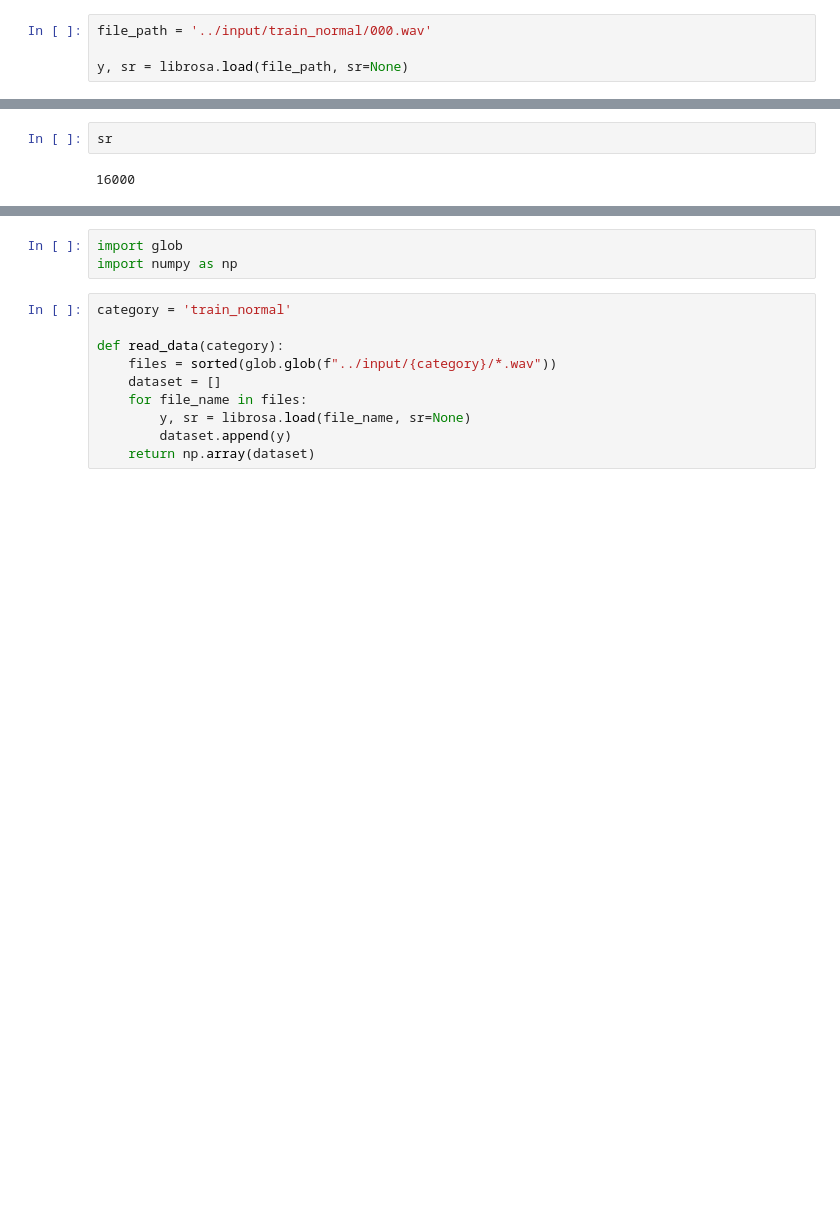
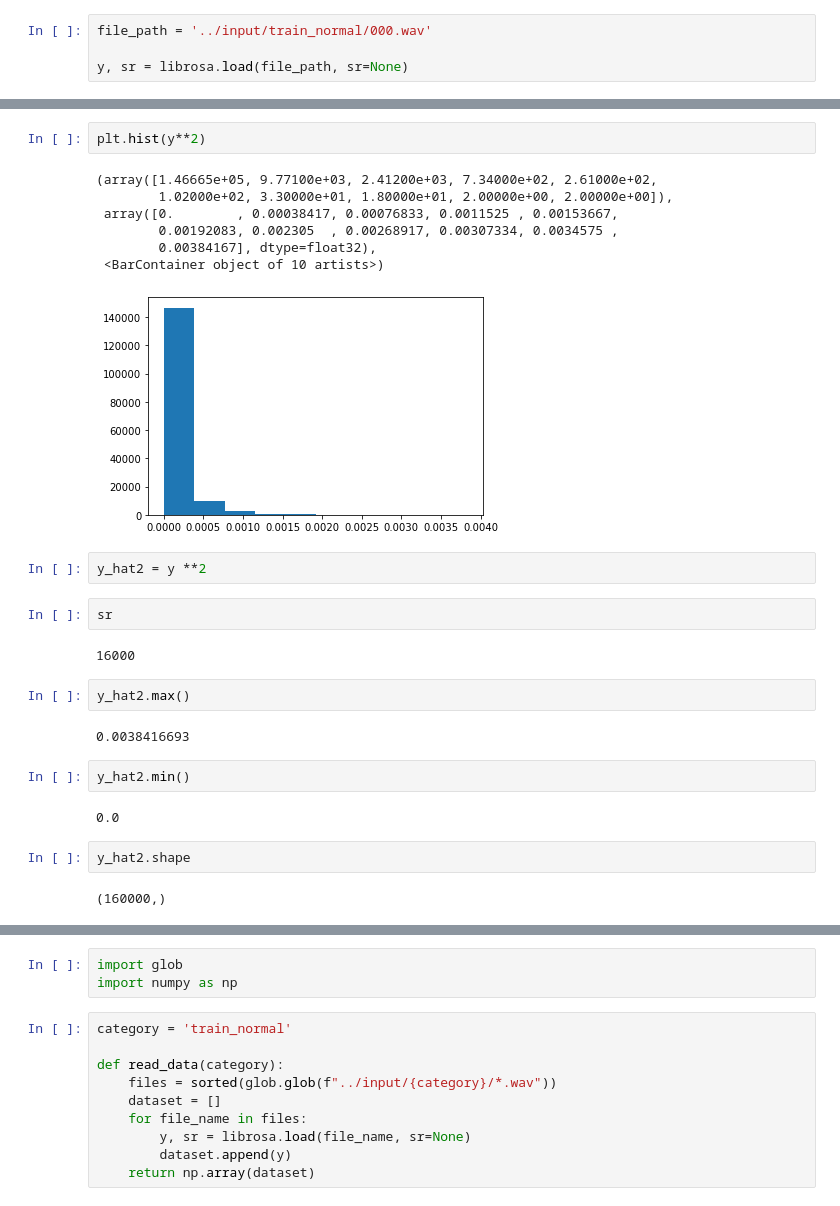
Before and after one commit to ducksfrogs/signate_quest, a Jupyter notebook: comp/machine_maintenance/jup/Untitled.ipynb, the cells around one changed output, grey strips where cells are left out. Cells and saved outputs as stored; diff of their text form; blank space fills up the shorter version.

```diff
--- a/comp/machine_maintenance/jup/Untitled.ipynb
+++ b/comp/machine_maintenance/jup/Untitled.ipynb
@@ -16,4 +13,28 @@ y.shape
+# %%
+plt.hist(y**2)
+# %% [output]
+(array([1.46665e+05, 9.77100e+03, 2.41200e+03, 7.34000e+02, 2.61000e+02,
+        1.02000e+02, 3.30000e+01, 1.80000e+01, 2.00000e+00, 2.00000e+00]),
+ array([0.        , 0.00038417, 0.00076833, 0.0011525 , 0.00153667,
+        0.00192083, 0.002305  , 0.00268917, 0.00307334, 0.0034575 ,
+        0.00384167], dtype=float32),
+ <BarContainer object of 10 artists>)
+[figure, added]
+# %%
+y_hat2 = y **2
 # %%
 sr
 # %% [output]
 16000
+# %%
+y_hat2.max()
+# %% [output]
+0.0038416693
+# %%
+y_hat2.min()
+# %% [output]
+0.0
+# %%
+y_hat2.shape
+# %% [output]
+(160000,)
```
Also changed, not shown: parts of 8 cells of this notebook, 3 other files.
